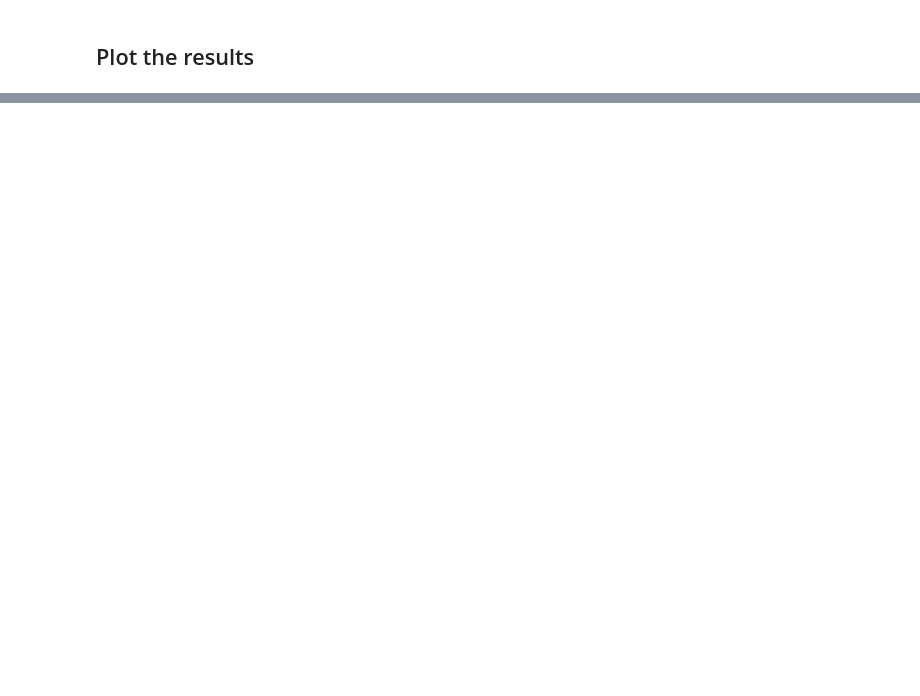
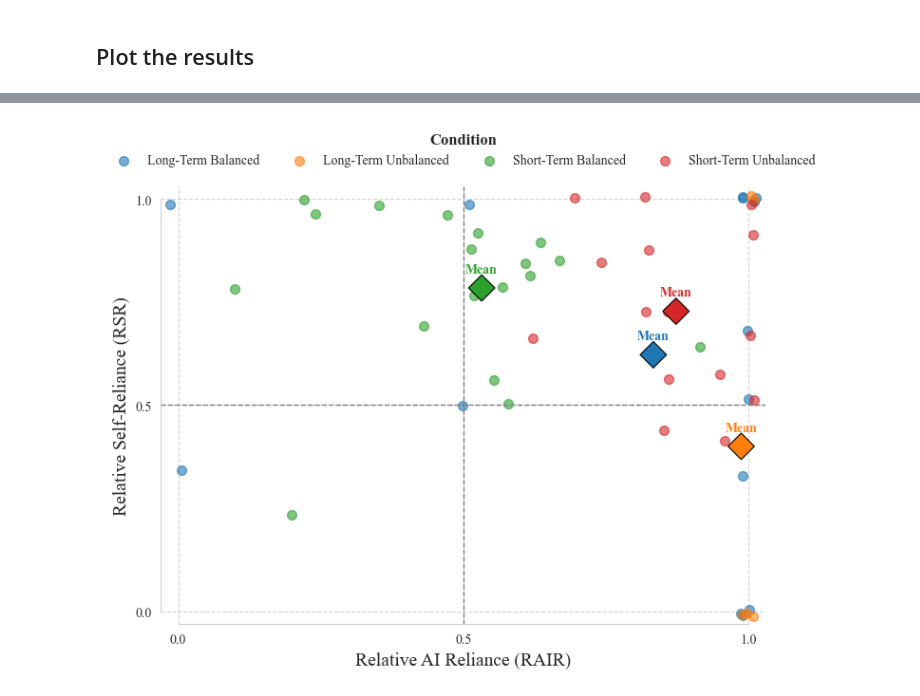
Before and after one commit to FeKapp/bachelorthesis-data-analysis, a Jupyter notebook: reliance_analysis.ipynb, the cells around one changed output, grey strips where cells are left out. Cells and saved outputs as stored; diff of their text form; code cells hidden in the pictures; blank space fills up the shorter version.

Commit message:
feat: reliance analysis graphics rework

```diff
--- a/reliance_analysis.ipynb
+++ b/reliance_analysis.ipynb
@@ -304,0 +240,82 @@ plt.show()
+# %%
+import numpy as np
+import matplotlib.pyplot as plt
+import seaborn as sns
+from matplotlib.ticker import MultipleLocator
+
+# ——— Data prep as before ———
+df_sessions = per_session.dropna(subset=['RAIR', 'RSR']).copy()
+df_means    = scenario_means.copy()
+df_sessions['model_condition'] = (
+    df_sessions['scenario_name']
+      .str.replace('_', ' ')
+      .str.title()
+)
+df_means['model_condition'] = (
+    df_means['scenario_name']
+      .str.replace('_', ' ')
+      .str.title()
+)
+
+# ——— Styling ———
+sns.set_style("whitegrid", {"grid.color": "lightgray", "grid.linewidth": 0.8})
+plt.rcParams['font.family']      = 'serif'
+plt.rcParams['font.serif']       = ['Times New Roman']
+plt.rcParams['mathtext.default'] = 'regular'
+
+# ——— Plot ———
+fig, ax = plt.subplots(figsize=(8, 6))
+
+conds    = sorted(df_sessions['model_condition'].unique())
+palette  = sns.color_palette("tab10", n_colors=len(conds))
+color_map= dict(zip(conds, palette))
+
+# jitter & scatter sessions
+j     = 0.015
+x_jit = df_sessions['RAIR'] + np.random.uniform(-j, j, len(df_sessions))
+y_jit = df_sessions['RSR'] + np.random.uniform(-j, j, len(df_sessions))
+for cond in conds:
+    mask = df_sessions['model_condition'] == cond
+    ax.scatter(x_jit[mask], y_jit[mask],
+               c=color_map[cond], alpha=0.6, s=50, label=cond)
+
+# plot means
+ax.scatter(df_means['RAIR'], df_means['RSR'],
+           marker='D', s=200, edgecolor='black', linewidth=0.8,
+           c=[color_map[c] for c in df_means['model_condition']])
+for _, row in df_means.iterrows():
+    ax.text(row['RAIR'], row['RSR'] + 0.03, "Mean",
+            ha='center', va='bottom',
+            fontsize=10, fontweight='bold',
+            color=color_map[row['model_condition']])
+
+# ——— Reference lines ———
+ax.axhline(0.5, color='gray', linestyle='--', linewidth=1)
+ax.axvline(0.5, color='gray', linestyle='--', linewidth=1)
+ax.set_xlim(-0.03, 1.03)
+ax.set_ylim(-0.03, 1.03)
+
+# ——— Tick locators & grid ———
+# major ticks at 0.5 only:
+ax.xaxis.set_major_locator(MultipleLocator(0.5))
+ax.yaxis.set_major_locator(MultipleLocator(0.5))
+# remove any minor-grid:
+ax.grid(which='minor', visible=False)
+# draw only the major-grid:
+ax.grid(which='major', linestyle='--', linewidth=0.8, color='lightgray')
+
+# ——— Labels & legend ———
+ax.set_xlabel("Relative AI Reliance (RAIR)", fontsize=14)
+ax.set_ylabel("Relative Self-Reliance (RSR)", fontsize=14)
+
+leg = ax.legend(title="Condition",
+                loc='upper center', bbox_to_anchor=(0.5, 1.15),
+                ncol=len(conds), frameon=False)
+leg.get_title().set_fontweight('bold')
+leg.get_title().set_fontsize(12)
+
+sns.despine(trim=True, top=True, right=True)
+plt.tight_layout()
+plt.show()
+# %% [output]
+[figure, added]
```
Also changed, not shown: parts of 1 cell of this notebook, 1 other file.
